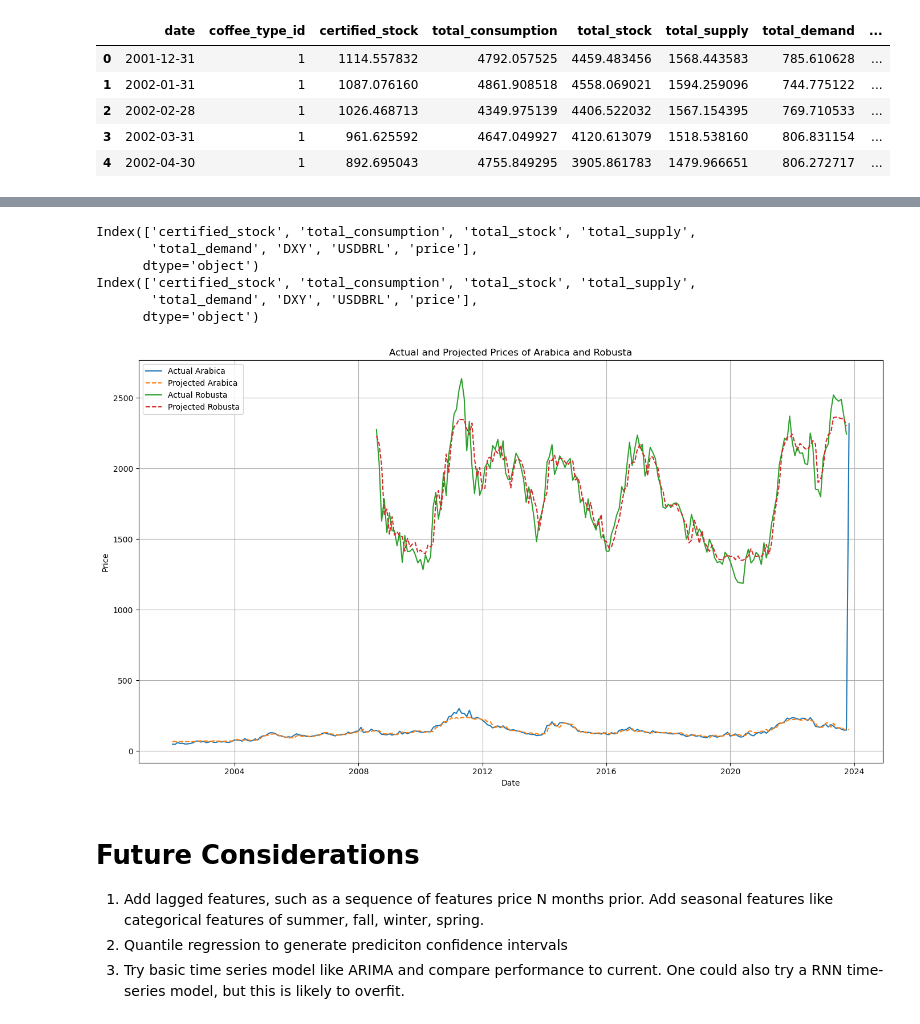
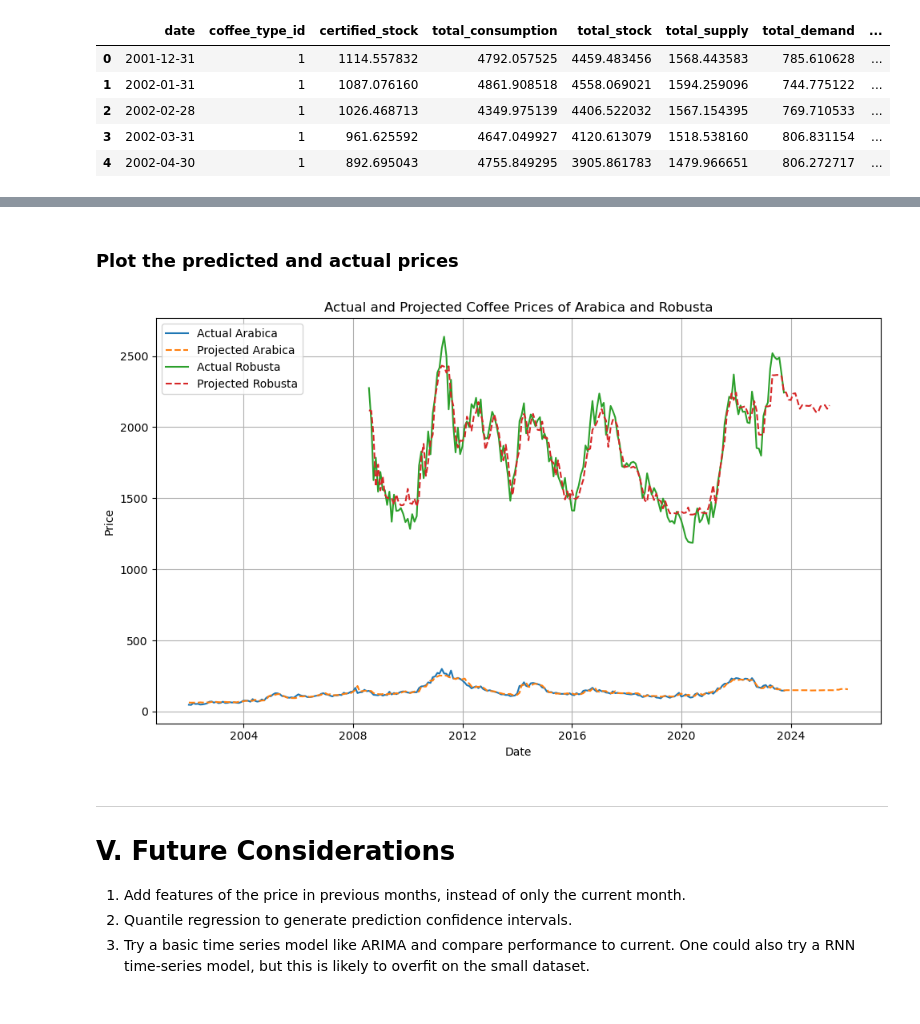
Before and after one commit to lneuendorf/LDC_Test, a Jupyter notebook: analysis.ipynb, the cells around one changed output, grey strips where cells are left out. Cells and saved outputs as stored; diff of their text form; code cells hidden in the pictures.

Commit message:
finished vizualizations and models

```diff
--- a/analysis.ipynb
+++ b/analysis.ipynb
@@ -136,3 +42,17 @@ plt.show()
+# %%
+# Generate month and season features
+def get_season(month):
+    if month in [12, 1, 2]:
+        return 'Winter'
+    elif month in [3, 4, 5]:
+        return 'Spring'
+    elif month in [6, 7, 8]:
+        return 'Summer'
+    else:
+        return 'Fall'
+
+df['month'] = df['date'].dt.month
+df['season'] = df['month'].apply(get_season)
 # %%
 df.head()
 # %% [output]
@@ -153,7 +64,0 @@ Name: count, dtype: int64
-# %%
-# Merge data tables for model training
-df = df_snd.merge(df_market, on=['date'], how='left') \
-           .merge(df_price, on=['date','coffee_type_id','actvsproj'],how='left')
-# %%
-df = df.query('actvsproj=="act"')
-df = df.drop(['actvsproj'], axis=1)  # adjust as needed
@@ -311,55 +284,55 @@ df_new.drop(['date','coffee_type_id','coffee_type_id','coffee_type','actvsproj']
+# %% [markdown]
+### Plot the predicted and actual prices
 # %%
-import matplotlib.pyplot as plt
+df_all = df.copy()
+df_all = df_all.drop(['actvsproj', 'coffee_type_id','season'], axis=1)
 
-# Prepare a dictionary to store the predictions for each coffee type
+df_all['target'] = df_all['price'].shift(-1)
+df_all.loc[df_all['date'] >= '2023-10-31', 'target'] = np.nan
+
 predictions = {}
 
 for coffee in coffee_types:
-    # Get the appropriate model from the 'models' dictionary
     model = models[coffee]
 
-    # Filter the testing data for the specific coffee type
-    test_data = df[df['coffee_type'] == coffee].sort_values(by='date')
+    # Filter the testing data for the specific coffee type and sort by date
+    test_data = df_all[df_all['coffee_type'] == coffee].sort_values(by='date')
+
+    # Set 'target' to np.nan where 'date' is greater than or equal to '2023-10-31'
+    test_data.loc[test_data['date'] >= '2023-10-31', 'target'] = np.nan
 
     X_test = test_data.drop(columns=['target', 'date', 'coffee_type'])
-    print(X_test.columns)
     y_test_actual = test_data['target'].values
     test_dates = test_data['date'].values
 
-    # Predict the prices using the XGBoost model
+    # Predict the prices using XGBoost model
     dtest = xgb.DMatrix(X_test)
     y_test_pred = model.predict(dtest)
 
     predictions[coffee] = {
         'dates': test_dates,
         'actual': y_test_actual,
         'predicted': y_test_pred
     }
 
-# Now plot the actual and projected prices for both coffee types
-plt.figure(figsize=(14, 8))
+plt.figure(figsize=(10, 6))
 
 for coffee in coffee_types:
     plt.plot(predictions[coffee]['dates'], predictions[coffee]['actual'], label=f'Actual {coffee}')
     plt.plot(predictions[coffee]['dates'], predictions[coffee]['predicted'], linestyle='--', label=f'Projected {coffee}')
 
-plt.title('Actual and Projected Prices of Arabica and Robusta')
+plt.title('Actual and Projected Coffee Prices of Arabica and Robusta')
 plt.xlabel('Date')
 plt.ylabel('Price')
 plt.legend()
 plt.grid(True)
 plt.tight_layout()
 plt.show()
 # %% [output]
-Index(['certified_stock', 'total_consumption', 'total_stock', 'total_supply',
-       'total_demand', 'DXY', 'USDBRL', 'price'],
-      dtype='object')
-Index(['certified_stock', 'total_consumption', 'total_stock', 'total_supply',
-       'total_demand', 'DXY', 'USDBRL', 'price'],
-      dtype='object')
-[figure, old version]
+[figure, new version]
 # %% [markdown]
-# Future Considerations
-1. Add lagged features, such as a sequence of features price N months prior. Add seasonal features like categorical features of summer, fall, winter, spring.
-2. Quantile regression to generate prediciton confidence intervals
-3. Try basic time series model like ARIMA and compare performance to current. One could also try a RNN time-series model, but this is likely to overfit.
+***
+# V. Future Considerations
+1. Add features of the price in previous months, instead of only the current month.
+2. Quantile regression to generate prediction confidence intervals.
+3. Try a basic time series model like ARIMA and compare performance to current. One could also try a RNN time-series model, but this is likely to overfit on the small dataset.
```
Also changed, not shown: parts of 30 cells of this notebook, 3 other files.
